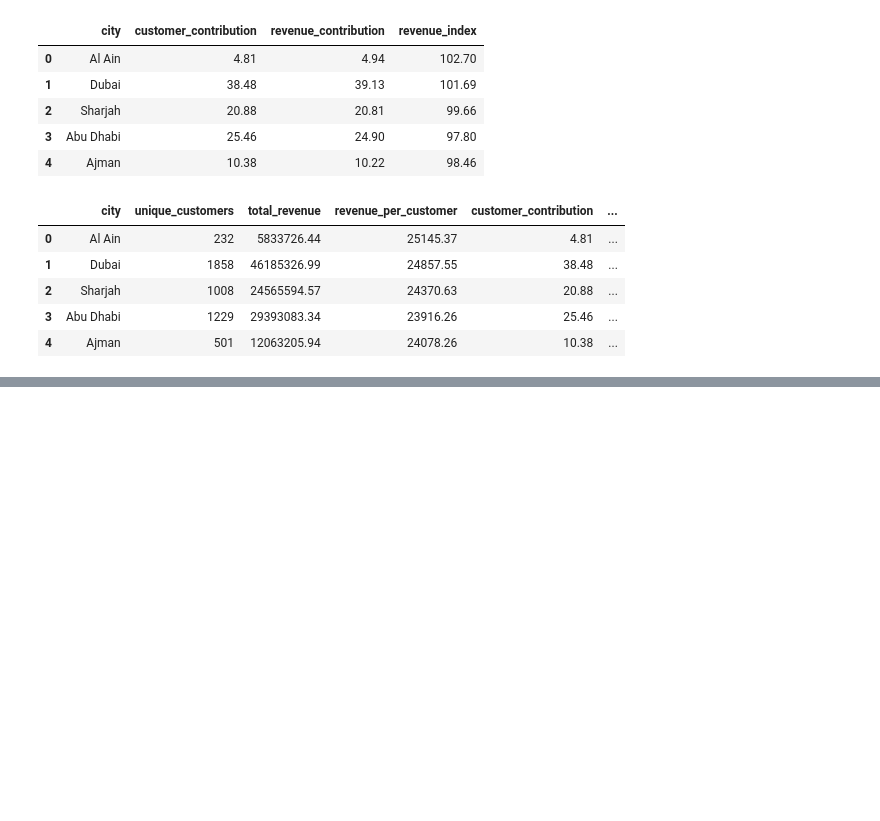
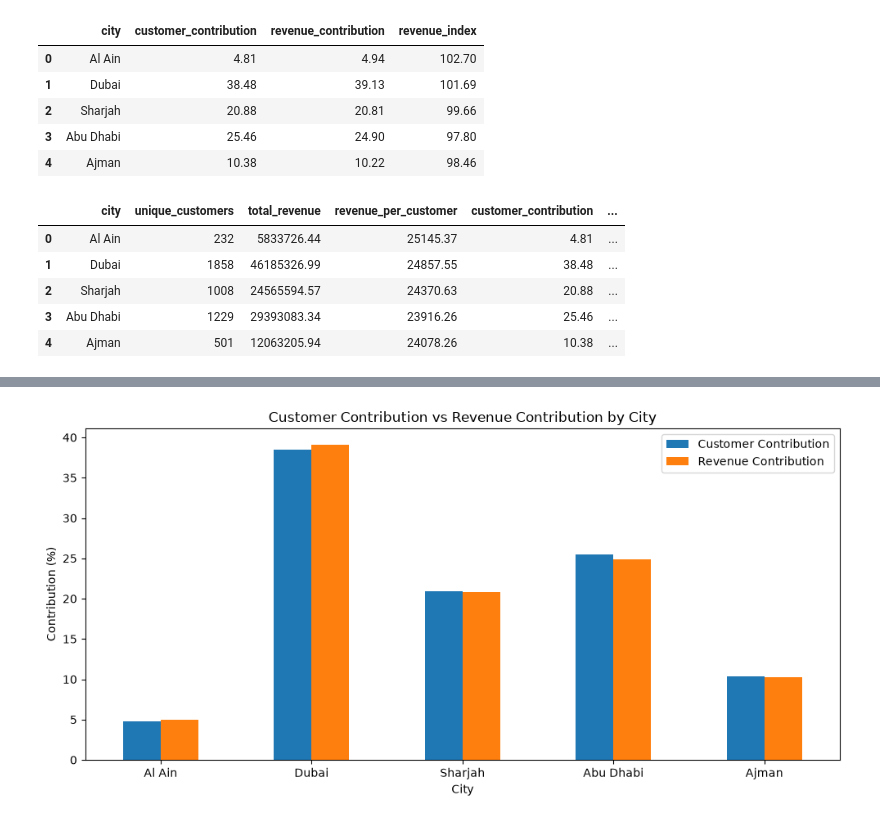
Before and after one commit to Mohammedvahith/E-commerce-Sales-Customer-Analytics, a Jupyter notebook: shopease-analytics/notebooks/03_eda.ipynb, the cells around one changed output, grey strips where cells are left out. Cells and saved outputs as stored; diff of their text form; code cells hidden in the pictures; blank space fills up the shorter version.

```diff
--- a/shopease-analytics/notebooks/03_eda.ipynb
+++ b/shopease-analytics/notebooks/03_eda.ipynb
@@ -2001,0 +2008,17 @@ display(city_comparison)
+# %%
+city_comparison.plot(
+    x = "city",
+    y = ["customer_contribution","revenue_contribution"],
+    kind="bar",
+    figsize=(10,5)
+)
+
+plt.title("Customer Contribution vs Revenue Contribution by City")
+plt.xlabel("City")
+plt.ylabel("Contribution (%)")
+plt.xticks(rotation=0)
+plt.legend(["Customer Contribution", "Revenue Contribution"])
+plt.tight_layout()
+plt.show()
+# %% [output]
+[figure, added]
```
Also changed, not shown: parts of 1 cell of this notebook.
